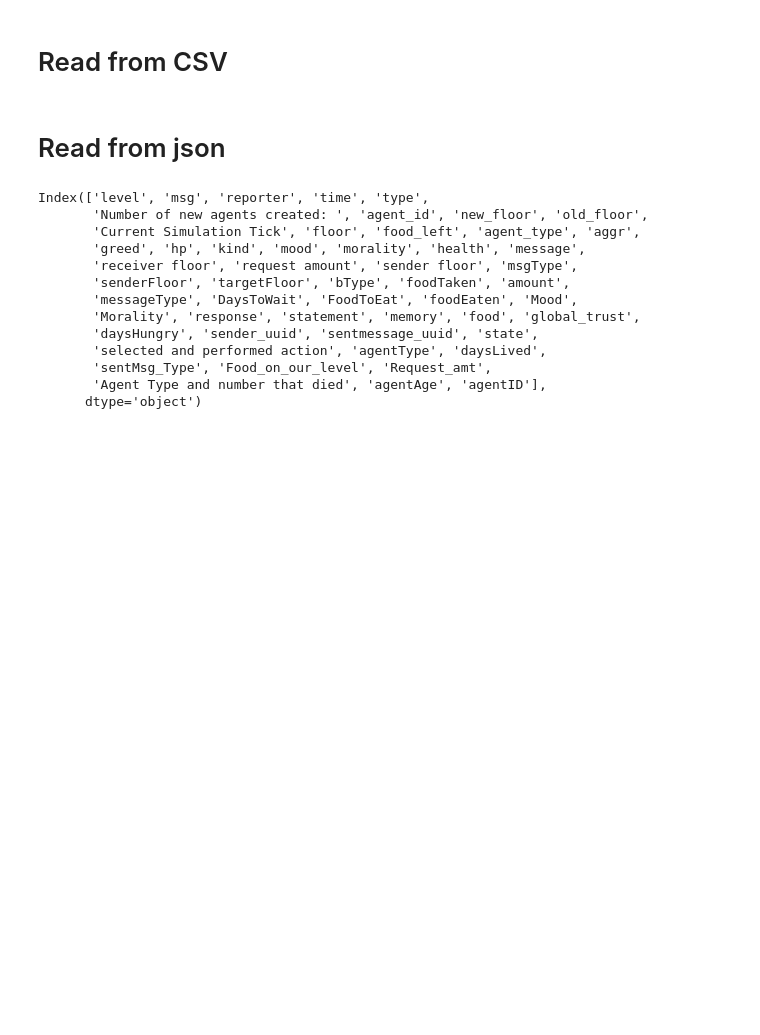
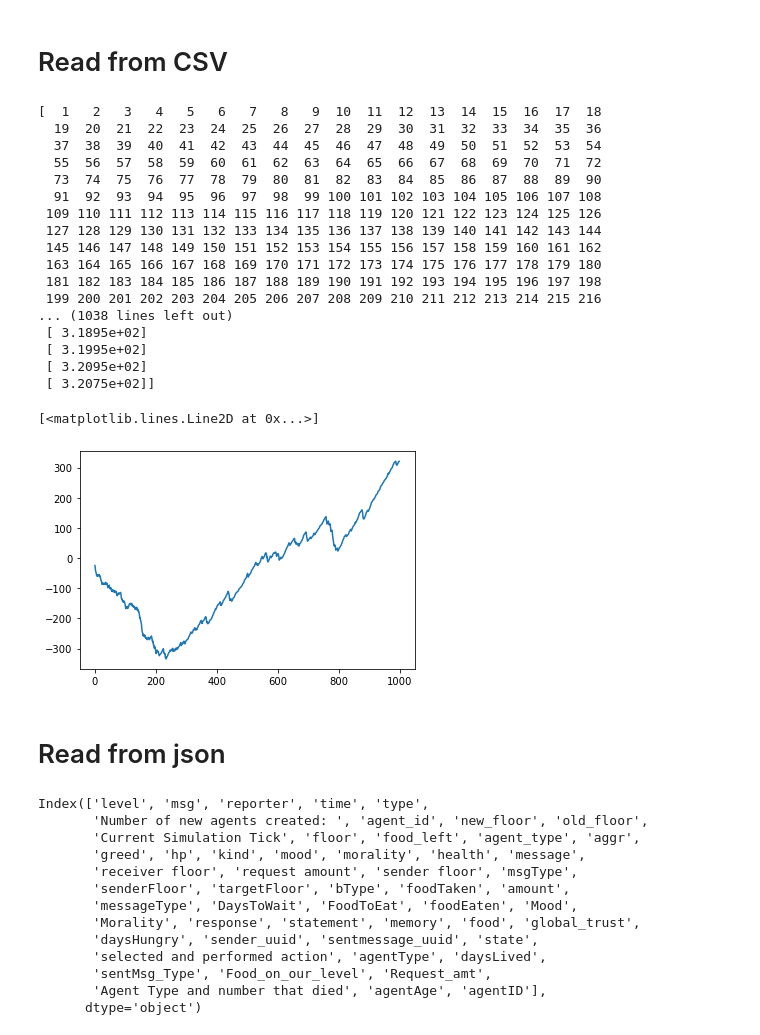
Before and after one commit to SOMAS2021/SOMAS2021, a Jupyter notebook: Analysing_Visulization_json_files.ipynb, the cells around one changed output. Cells and saved outputs as stored; diff of their text form; code cells hidden in the pictures; blank space fills up the shorter version.

```diff
--- a/Analysing_Visulization_json_files.ipynb
+++ b/Analysing_Visulization_json_files.ipynb
@@ -10,3 +10,34 @@ import numpy as np
 #os.getcwd()
 # %% [markdown]
 # Read from CSV
+# %%
+#using death.json file
+def lives_vs_daysSurvived(fileName, team):
+  if not isinstance(team,str):
+    print("Error: Team variable should be a string!")
+
+  dataFrame = pd.read_json(fileName, lines = True)
+  teamData = dataFrame[dataFrame["agent_type"].str.contains(team)] #extract data for a certain team
+  ages = teamData["ageUponDeath"].values #convert into numpy
+  #ages = teamData["Age"].values #convert into numpy
+  deaths = np.arange(len(ages)) + 1
+  return deaths, ages
+
+#using .csv file
+def cumulativeRewards(fileName):
+  data = pd.read_csv(fileName).to_numpy()
+  day = np.arange(data.size) + 1
+  return day, data
+
+#using death.json file
+def days_vs_deathPerDay(fileName, simulation_days):
+  dataFrame = pd.read_json(fileName, lines = True)
+  day = np.arange(simulation_days) + 1
+  deathPerDay = np.zeros(simulation_days)
+
+  value_count = dataFrame["ageUponDeath"].value_counts()
+  for n in range(simulation_days):
+    if n+1 in value_count:
+      deathPerDay[n] = value_count[n+1]
+
+  return day, deathPerDay
@@ -13,3 +67,30 @@ import numpy as np
+# %%
+#cumulative rewards
+fileName = "CSV_log/2022-01-09-16-52-20/cumulative_rewards_40e9975f-e19f-4656-971f-c041b5be016b.csv"
+day, data = cumulativeRewards(fileName)
+print(day)
+print(data)
+plt.plot(day,data)
+# %% [output]
+[  1   2   3   4   5   6   7   8   9  10  11  12  13  14  15  16  17  18
+  19  20  21  22  23  24  25  26  27  28  29  30  31  32  33  34  35  36
+  37  38  39  40  41  42  43  44  45  46  47  48  49  50  51  52  53  54
+  55  56  57  58  59  60  61  62  63  64  65  66  67  68  69  70  71  72
+  73  74  75  76  77  78  79  80  81  82  83  84  85  86  87  88  89  90
+  91  92  93  94  95  96  97  98  99 100 101 102 103 104 105 106 107 108
+ 109 110 111 112 113 114 115 116 117 118 119 120 121 122 123 124 125 126
+ 127 128 129 130 131 132 133 134 135 136 137 138 139 140 141 142 143 144
+ 145 146 147 148 149 150 151 152 153 154 155 156 157 158 159 160 161 162
+ 163 164 165 166 167 168 169 170 171 172 173 174 175 176 177 178 179 180
+ 181 182 183 184 185 186 187 188 189 190 191 192 193 194 195 196 197 198
+ 199 200 201 202 203 204 205 206 207 208 209 210 211 212 213 214 215 216
+... (1038 lines left out)
+ [ 3.1895e+02]
+ [ 3.1995e+02]
+ [ 3.2095e+02]
+ [ 3.2075e+02]]
+[<matplotlib.lines.Line2D at 0x...>]
+[figure, added]
 # %% [markdown]
 # Read from json
 # %%
```
Also changed, not shown: parts of 2 cells of this notebook, 7 other files.
